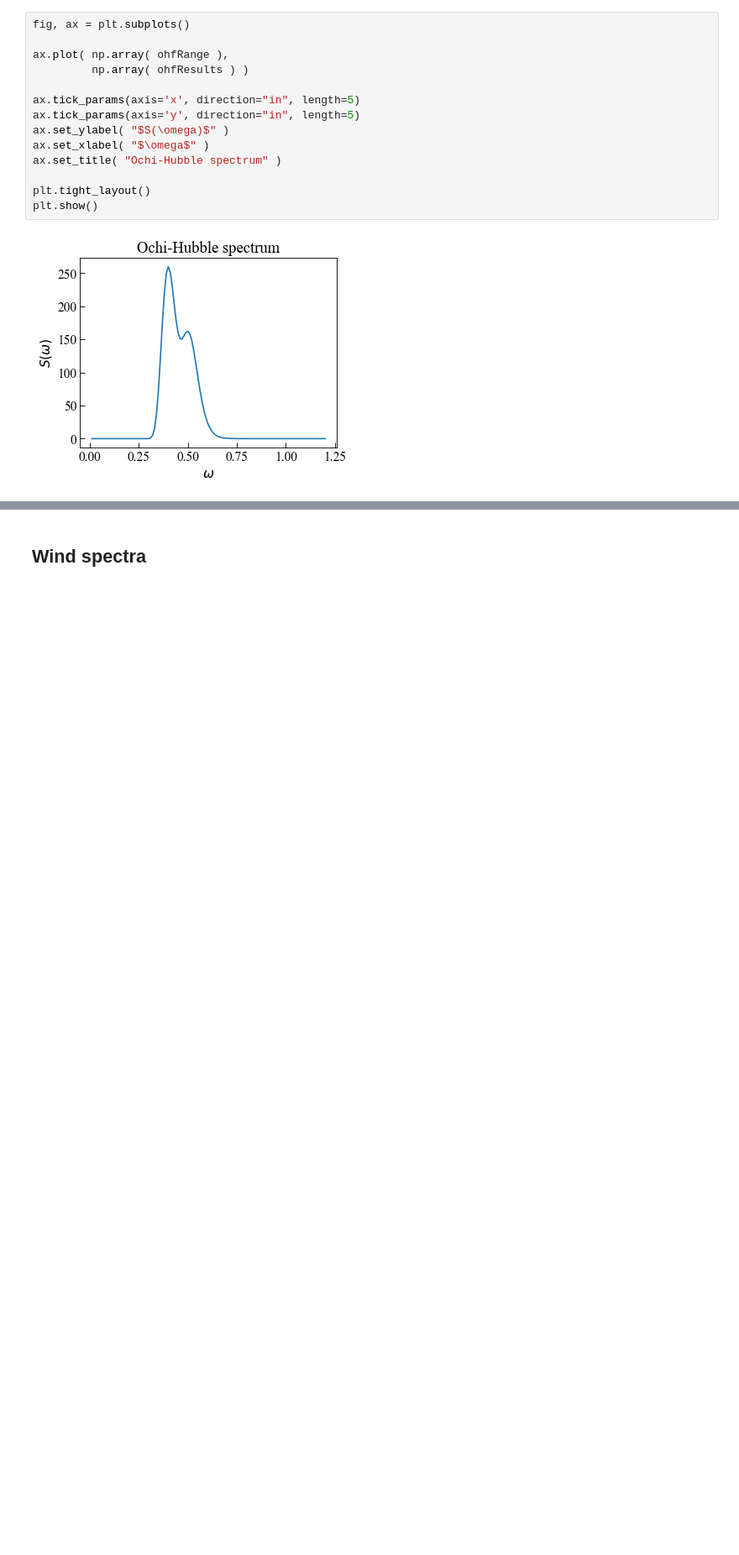
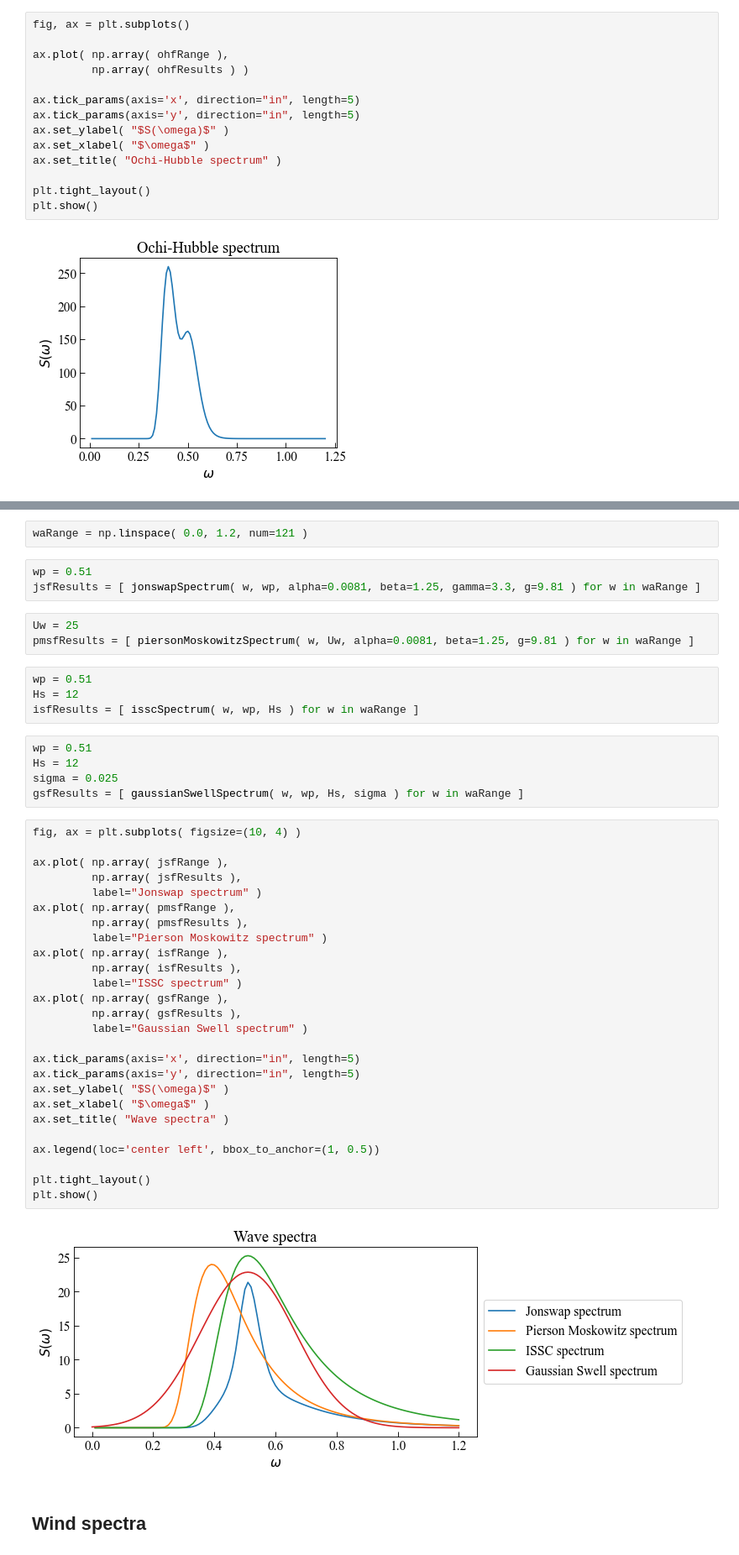
Before and after one commit to dpzhuX/ffpack, a Jupyter notebook: docs/source/load spectra and matrices.ipynb, the cells around one changed output, grey strips where cells are left out. Shown at 84% size. Drawn from its saved outputs; the diff is of its cells as text; blank space fills up the shorter version.

Commit message:
added comparisons for spectra

```diff
--- a/docs/source/load spectra and matrices.ipynb
+++ b/docs/source/load spectra and matrices.ipynb
@@ -372,3 +380,48 @@ plt.show()
+# %%
+waRange = np.linspace( 0.0, 1.2, num=121 )
+# %%
+wp = 0.51
+jsfResults = [ jonswapSpectrum( w, wp, alpha=0.0081, beta=1.25, gamma=3.3, g=9.81 ) for w in waRange ]
+# %%
+Uw = 25
+pmsfResults = [ piersonMoskowitzSpectrum( w, Uw, alpha=0.0081, beta=1.25, g=9.81 ) for w in waRange ]
+# %%
+wp = 0.51
+Hs = 12
+isfResults = [ isscSpectrum( w, wp, Hs ) for w in waRange ]
+# %%
+wp = 0.51
+Hs = 12
+sigma = 0.025
+gsfResults = [ gaussianSwellSpectrum( w, wp, Hs, sigma ) for w in waRange ]
+# %%
+fig, ax = plt.subplots( figsize=(10, 4) )
+
+ax.plot( np.array( jsfRange ),
+         np.array( jsfResults ),
+         label="Jonswap spectrum" )
+ax.plot( np.array( pmsfRange ),
+         np.array( pmsfResults ),
+         label="Pierson Moskowitz spectrum" )
+ax.plot( np.array( isfRange ),
+         np.array( isfResults ),
+         label="ISSC spectrum" )
+ax.plot( np.array( gsfRange ),
+         np.array( gsfResults ),
+         label="Gaussian Swell spectrum" )
+
+ax.tick_params(axis='x', direction="in", length=5)
+ax.tick_params(axis='y', direction="in", length=5)
+ax.set_ylabel( "$S(\omega)$" )
+ax.set_xlabel( "$\omega$" )
+ax.set_title( "Wave spectra" )
+
+ax.legend(loc='center left', bbox_to_anchor=(1, 0.5))
+
+plt.tight_layout()
+plt.show()
+# %% [output]
+[figure, added]
 # %% [markdown]
 ## Wind spectra
 # %% [markdown]
```
Also changed, not shown: parts of 70 cells of this notebook, 1 other file.
